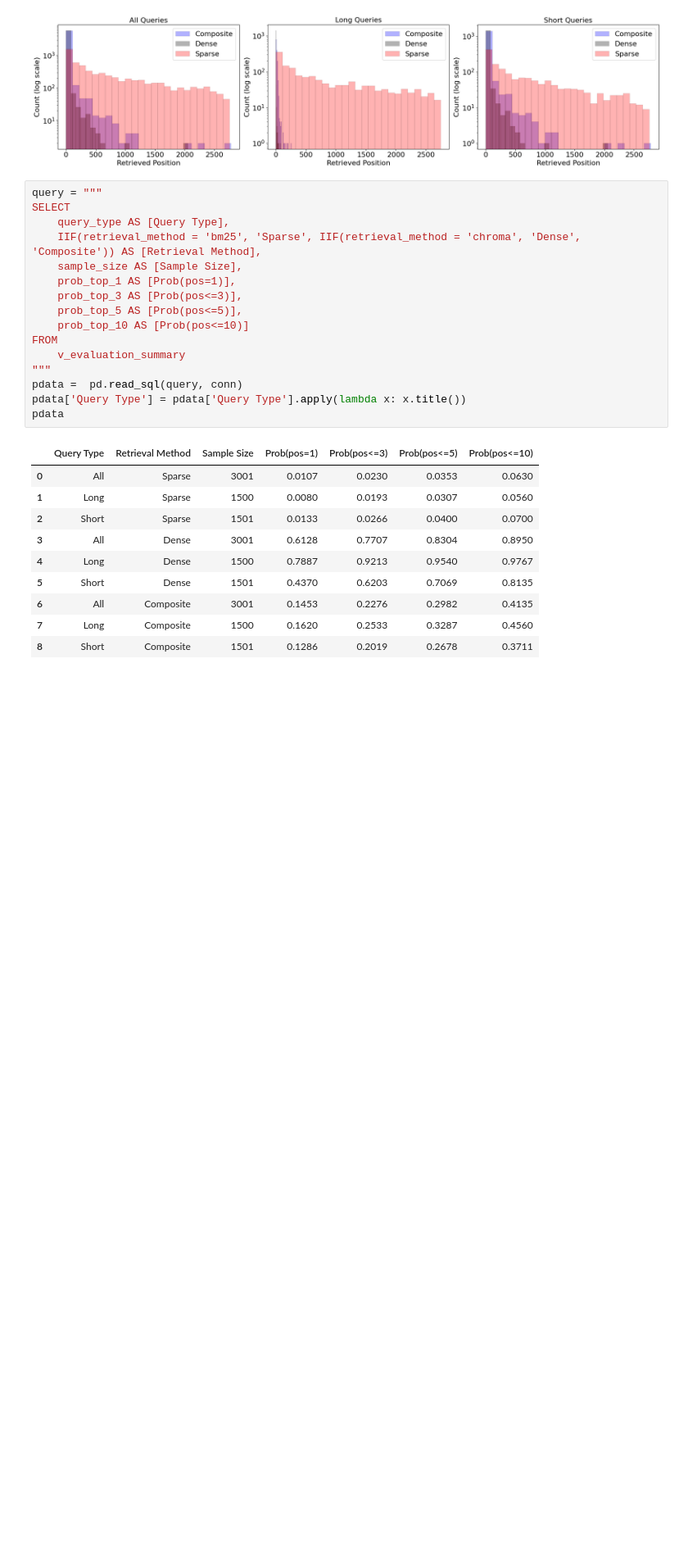
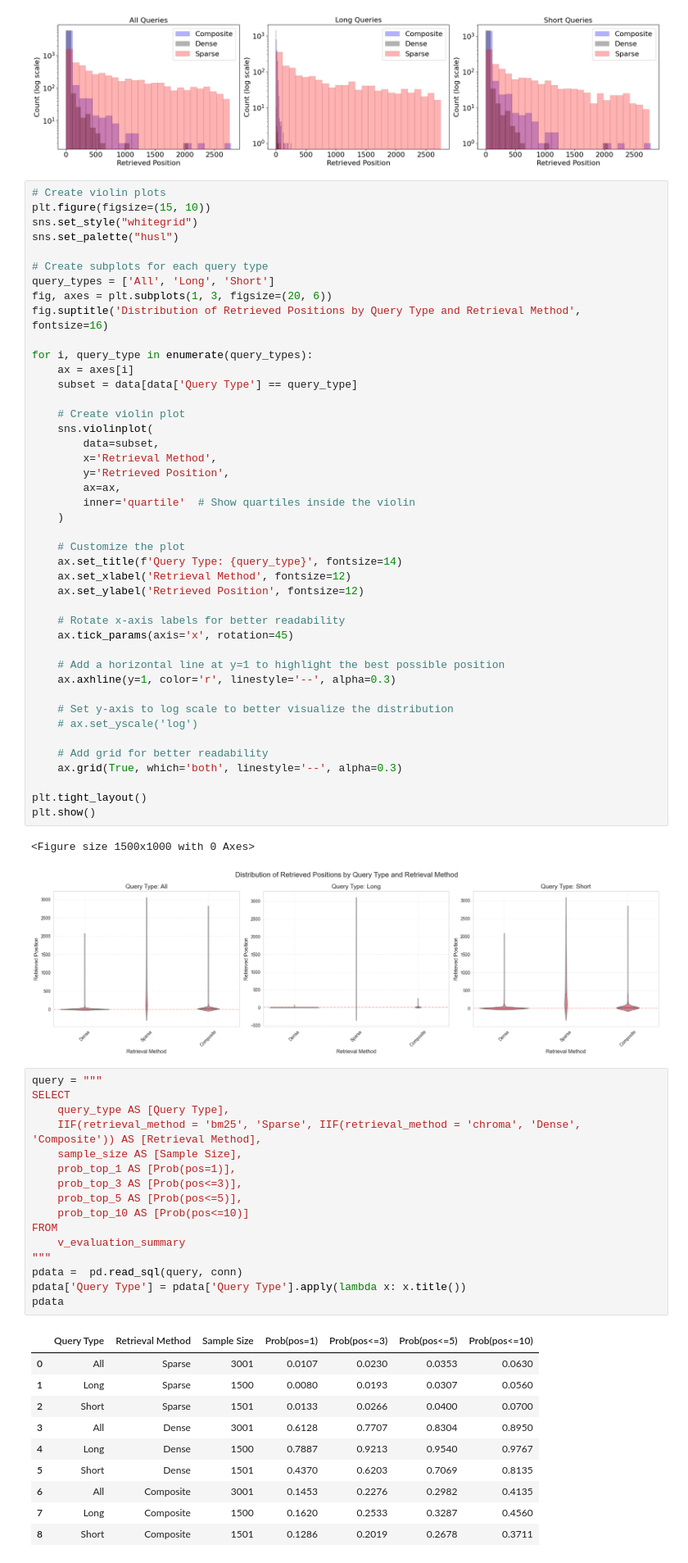
Before and after one commit to ProfSandMan/icesrag, a Jupyter notebook: prototype/evaluation/eda.ipynb, the cells around one changed output. Shown at 82% size. Drawn from its saved outputs; the diff is of its cells as text; blank space fills up the shorter version.

```diff
--- a/prototype/evaluation/eda.ipynb
+++ b/prototype/evaluation/eda.ipynb
@@ -147,6 +147,52 @@ plt.tight_layout()
 plt.show()
 # %% [output]
 [figure]
+# %%
+# Create violin plots
+plt.figure(figsize=(15, 10))
+sns.set_style("whitegrid")
+sns.set_palette("husl")
+
+# Create subplots for each query type
+query_types = ['All', 'Long', 'Short']
+fig, axes = plt.subplots(1, 3, figsize=(20, 6))
+fig.suptitle('Distribution of Retrieved Positions by Query Type and Retrieval Method', fontsize=16)
+
+for i, query_type in enumerate(query_types):
+    ax = axes[i]
+    subset = data[data['Query Type'] == query_type]
+
+    # Create violin plot
+    sns.violinplot(
+        data=subset,
+        x='Retrieval Method',
+        y='Retrieved Position',
+        ax=ax,
+        inner='quartile'  # Show quartiles inside the violin
+    )
+
+    # Customize the plot
+    ax.set_title(f'Query Type: {query_type}', fontsize=14)
+    ax.set_xlabel('Retrieval Method', fontsize=12)
+    ax.set_ylabel('Retrieved Position', fontsize=12)
+
+    # Rotate x-axis labels for better readability
+    ax.tick_params(axis='x', rotation=45)
+
+    # Add a horizontal line at y=1 to highlight the best possible position
+    ax.axhline(y=1, color='r', linestyle='--', alpha=0.3)
+
+    # Set y-axis to log scale to better visualize the distribution
+    # ax.set_yscale('log')
+
+    # Add grid for better readability
+    ax.grid(True, which='both', linestyle='--', alpha=0.3)
+
+plt.tight_layout()
+plt.show()
+# %% [output]
+<Figure size 1500x1000 with 0 Axes>
+[figure, added]
 # %%
 query = """
 SELECT
```
Also changed, not shown: parts of 4 cells of this notebook.
